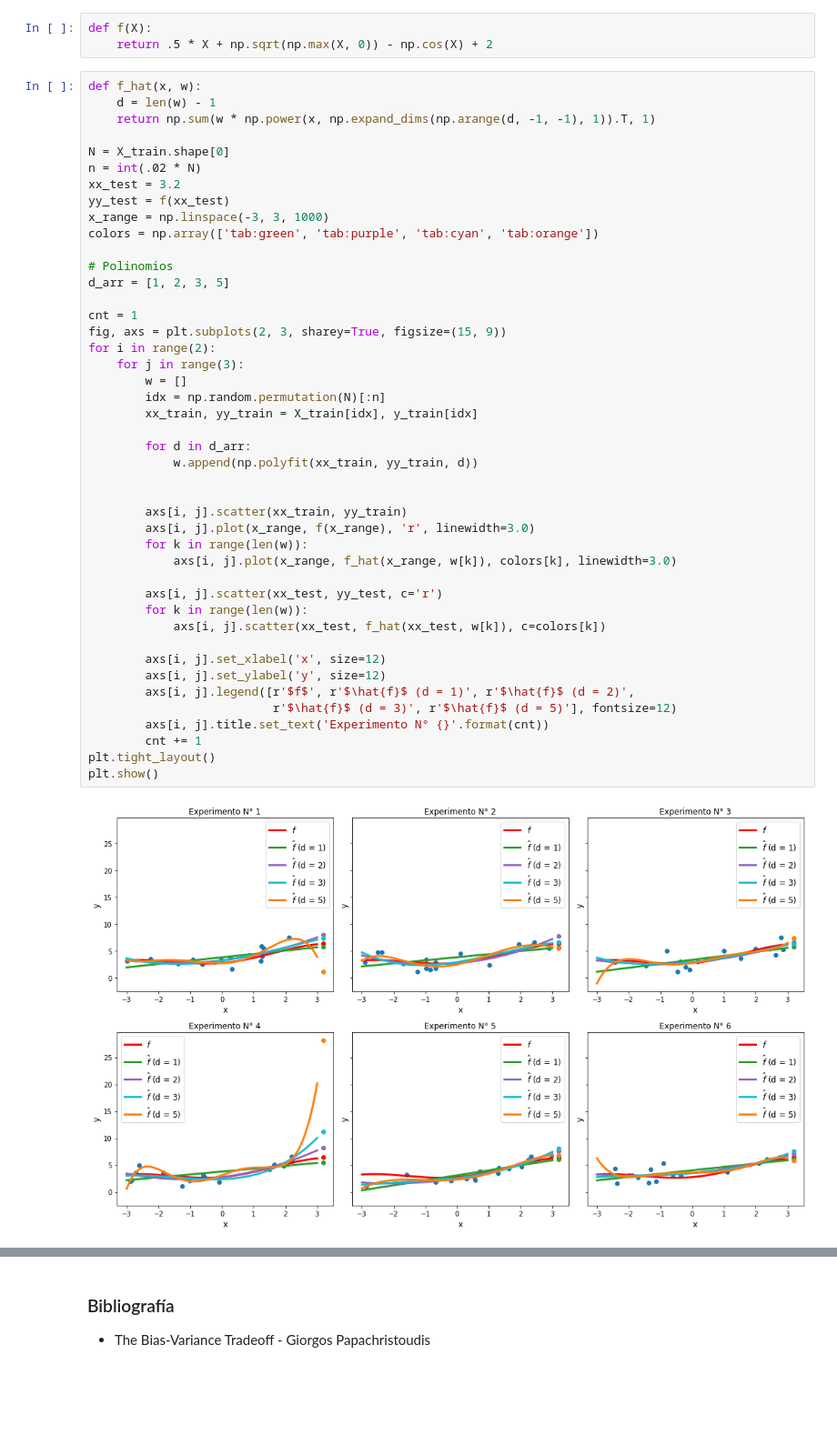
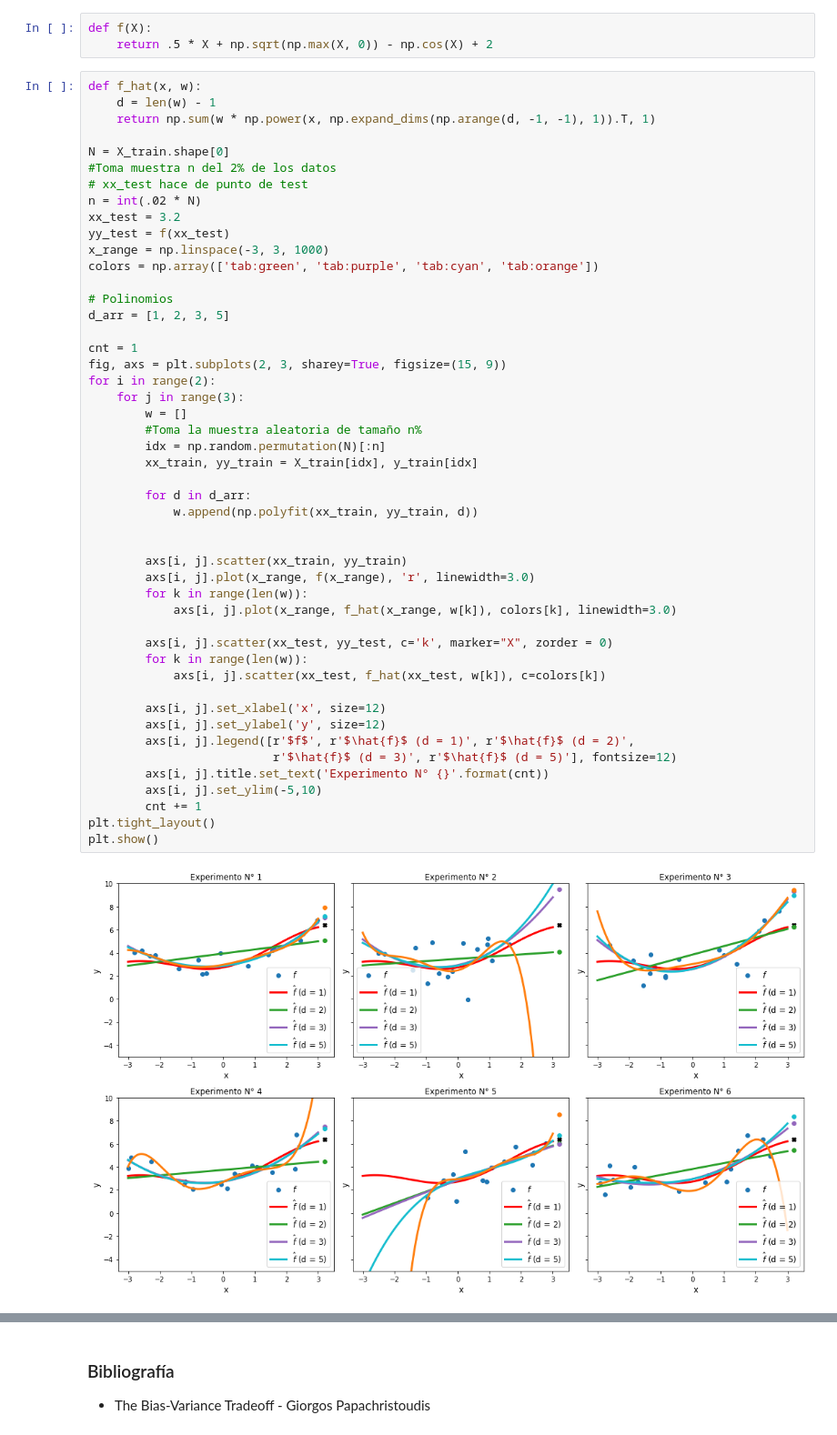
Before and after one commit to FIUBA-Posgrado-Inteligencia-Artificial/intro_ia, a Jupyter notebook: clase_4/jupyterbooks/Regresión Polinómica - Bias y Variance.ipynb, the cells around one changed output, grey strips where cells are left out. Shown at 91% size. Cells and saved outputs as stored; diff of their text form; blank space fills up the shorter version.

```diff
--- a/clase_4/jupyterbooks/Regresión Polinómica - Bias y Variance.ipynb
+++ b/clase_4/jupyterbooks/Regresión Polinómica - Bias y Variance.ipynb
@@ -75,6 +137,8 @@ def f_hat(x, w):
     return np.sum(w * np.power(x, np.expand_dims(np.arange(d, -1, -1), 1)).T, 1)
 
 N = X_train.shape[0]
+#Toma muestra n del 2% de los datos
+# xx_test hace de punto de test
 n = int(.02 * N)
 xx_test = 3.2
 yy_test = f(xx_test)
@@ -86,32 +150,34 @@ d_arr = [1, 2, 3, 5]
 
 cnt = 1
 fig, axs = plt.subplots(2, 3, sharey=True, figsize=(15, 9))
 for i in range(2):
     for j in range(3):
         w = []
+        #Toma la muestra aleatoria de tamaño n%
         idx = np.random.permutation(N)[:n]
         xx_train, yy_train = X_train[idx], y_train[idx]
 
         for d in d_arr:
             w.append(np.polyfit(xx_train, yy_train, d))
 
 
         axs[i, j].scatter(xx_train, yy_train)
         axs[i, j].plot(x_range, f(x_range), 'r', linewidth=3.0)
         for k in range(len(w)):
             axs[i, j].plot(x_range, f_hat(x_range, w[k]), colors[k], linewidth=3.0)
 
-        axs[i, j].scatter(xx_test, yy_test, c='r')
+        axs[i, j].scatter(xx_test, yy_test, c='k', marker="X", zorder = 0)
         for k in range(len(w)):
             axs[i, j].scatter(xx_test, f_hat(xx_test, w[k]), c=colors[k])
 
         axs[i, j].set_xlabel('x', size=12)
         axs[i, j].set_ylabel('y', size=12)
         axs[i, j].legend([r'$f$', r'$\hat{f}$ (d = 1)', r'$\hat{f}$ (d = 2)',
                           r'$\hat{f}$ (d = 3)', r'$\hat{f}$ (d = 5)'], fontsize=12)
         axs[i, j].title.set_text('Experimento N° {}'.format(cnt))
+        axs[i, j].set_ylim(-5,10)
         cnt += 1
 plt.tight_layout()
 plt.show()
 # %% [output]
-[figure, old version]
+[figure, new version]
```
Also changed, not shown: parts of 16 cells of this notebook, 20 other files.
